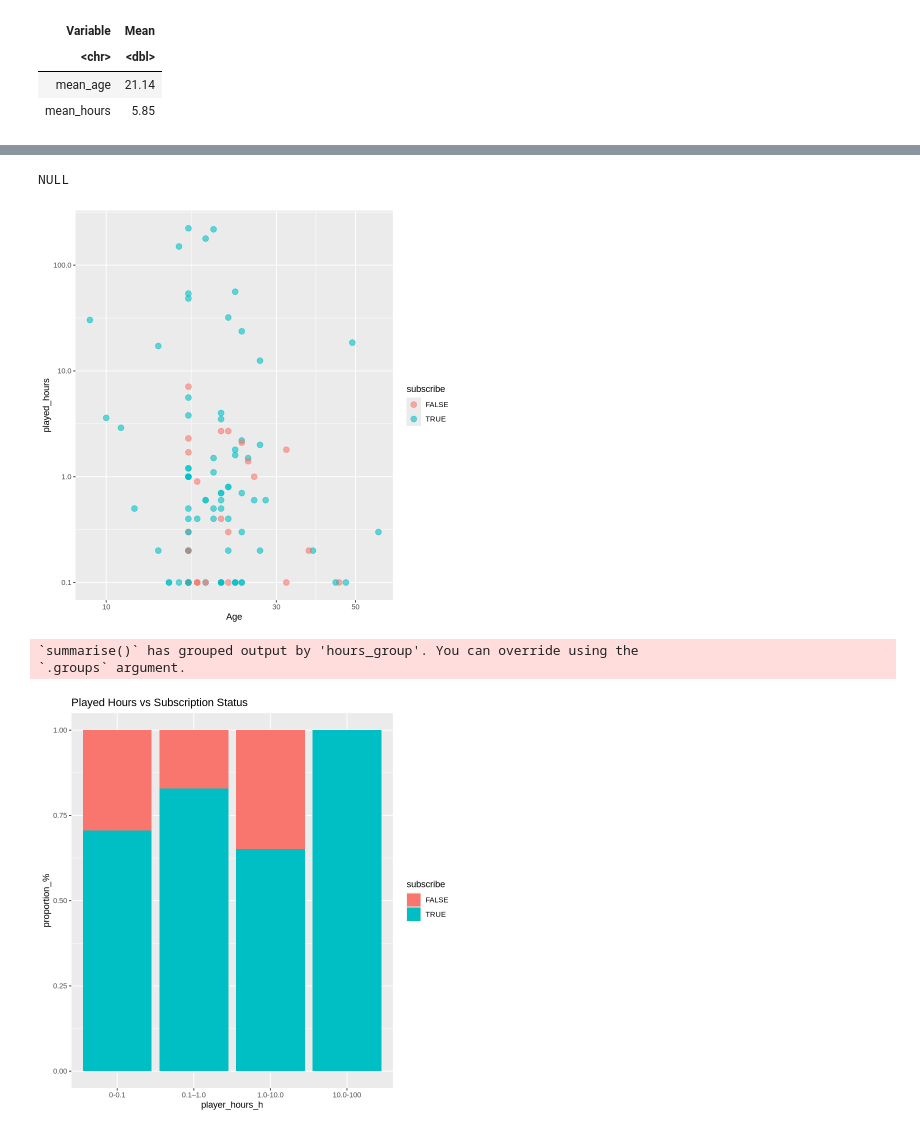
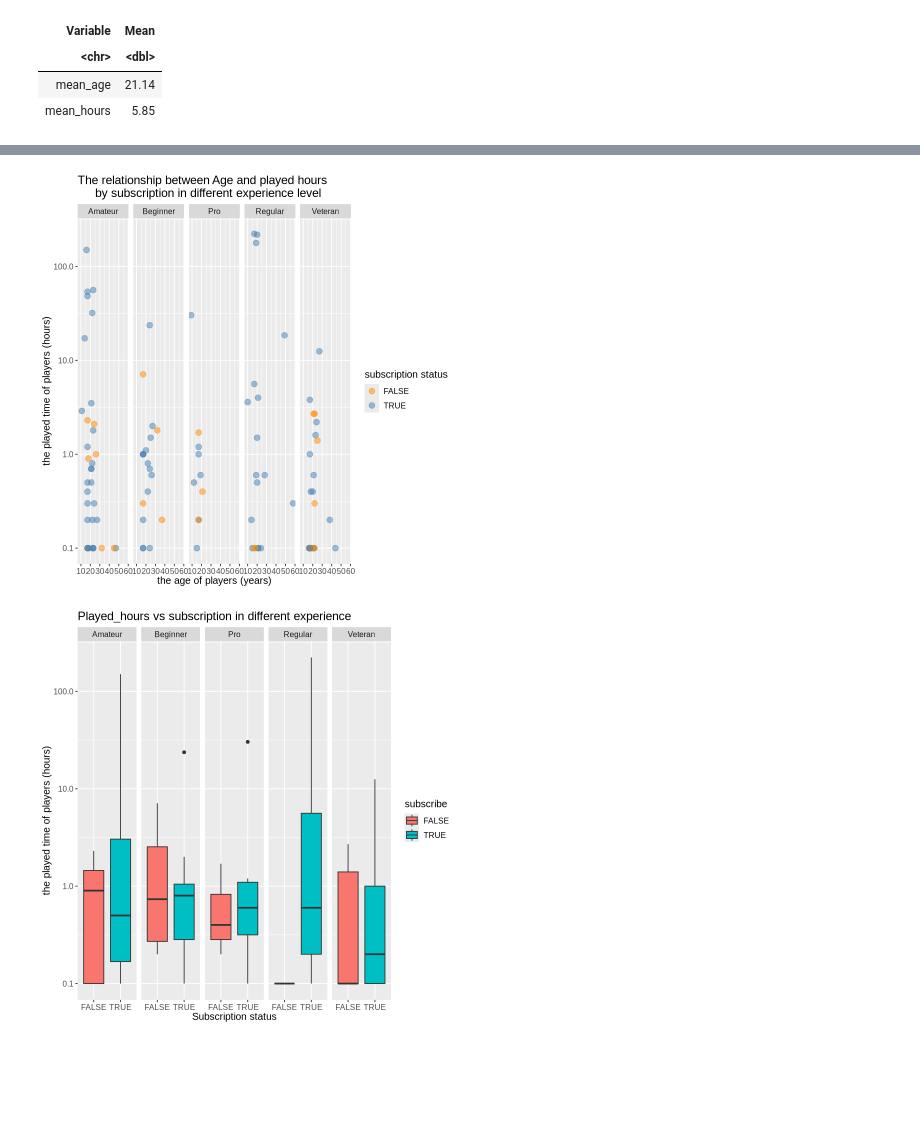
Before and after one commit to yunan-Deng/daci100_project_033_yunan_deng, a Jupyter notebook: individual_yunan_project.ipynb, the cells around one changed output, grey strips where cells are left out. Cells and saved outputs as stored; diff of their text form; code cells hidden in the pictures; blank space fills up the shorter version.

Commit message:
final version!!!
final version!!!!!
dsci100 project_033 group
individual stage
Yunan Deng
67274324

```diff
--- a/individual_yunan_project.ipynb
+++ b/individual_yunan_project.ipynb
@@ -488,35 +490,33 @@ A tibble: 2 × 2
 # %%
-plot_1 <- tidy_players |> filter(played_hours > 0, !is.na(played_hours), !is.na(Age))|>
+plot_1 <- tidy_players_1 |>
 ggplot(aes(x= Age, y = played_hours, color = subscribe))+
-geom_point(alpha=0.6,size=3)+
+geom_point(alpha=0.5, size = 3)+
+facet_grid(~experience)+
 scale_y_log10() +
-scale_x_log10()
-labs(title = "Age vs Played Hours by Subscription Status",
-    x= "the age of players in years",
-    y= "the play time of players in hours",
+
+labs(title = "The relationship between Age and played hours
+     by subscription in different experience level",
+    x= "the age of players (years)",
+    y= "the played time of players (hours)",
     color= "subscription status")+
 scale_color_manual(values= c("darkorange","steelblue"))+
 theme(text= element_text(size = 12))
 plot_1
 # %% [output]
-NULL
-[figure, old version]
+[figure, new version]
 # %%
-group_players<-tidy_players_played_hours  |>
-  mutate(hours_group = cut(played_hours,
-                           breaks = c(0,0.1, 1.0,10.0, 100.0),
-                           labels = c("0-0.1","0.1–1.0", "1.0-10.0", "10.0-100"))) |>
-  group_by(hours_group, subscribe) |>
-  summarise(count = n())
+plot_2<- tidy_players_1 |>
+ggplot(aes(x= subscribe, y= played_hours, fill= subscribe))+
+geom_boxplot()+
+facet_grid(~experience)+
+labs(title = "Played_hours vs subscription in different experience",
+    x= "Subscription status",
+    y= "the played time of players (hours)") +
+scale_y_log10()+
+theme(text= element_text(size = 12))
 
- plot_2 <- group_players|>
-ggplot( aes(x = hours_group, y= count, fill = subscribe)) +
-  geom_bar(stat = "identity",position = "fill") +
-  labs(title = "Played Hours vs Subscription Status",
-       x = "player_hours_h",
-       y = "proportion_%")
+
+
 plot_2
 # %% [output]
-`summarise()` has grouped output by 'hours_group'. You can override using the
-`.groups` argument.
-[figure, old version]
+[figure, new version]
```
Also changed, not shown: parts of 17 cells of this notebook.
